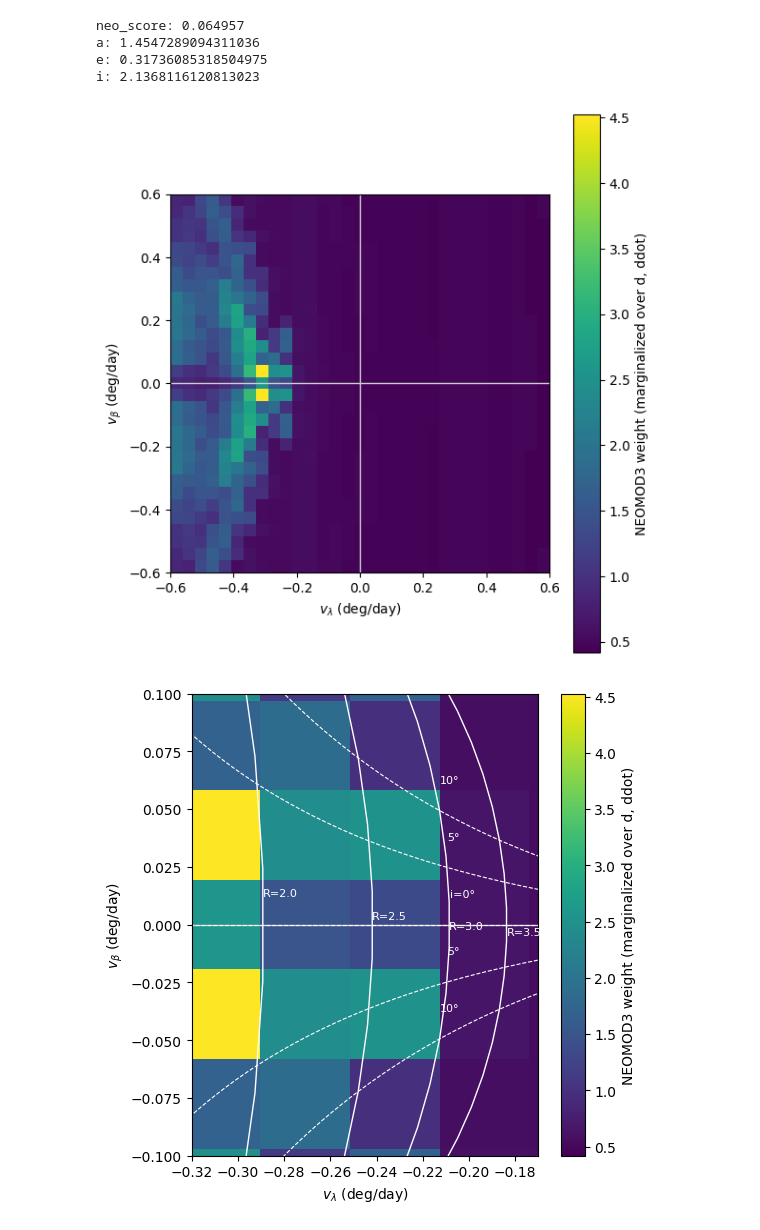
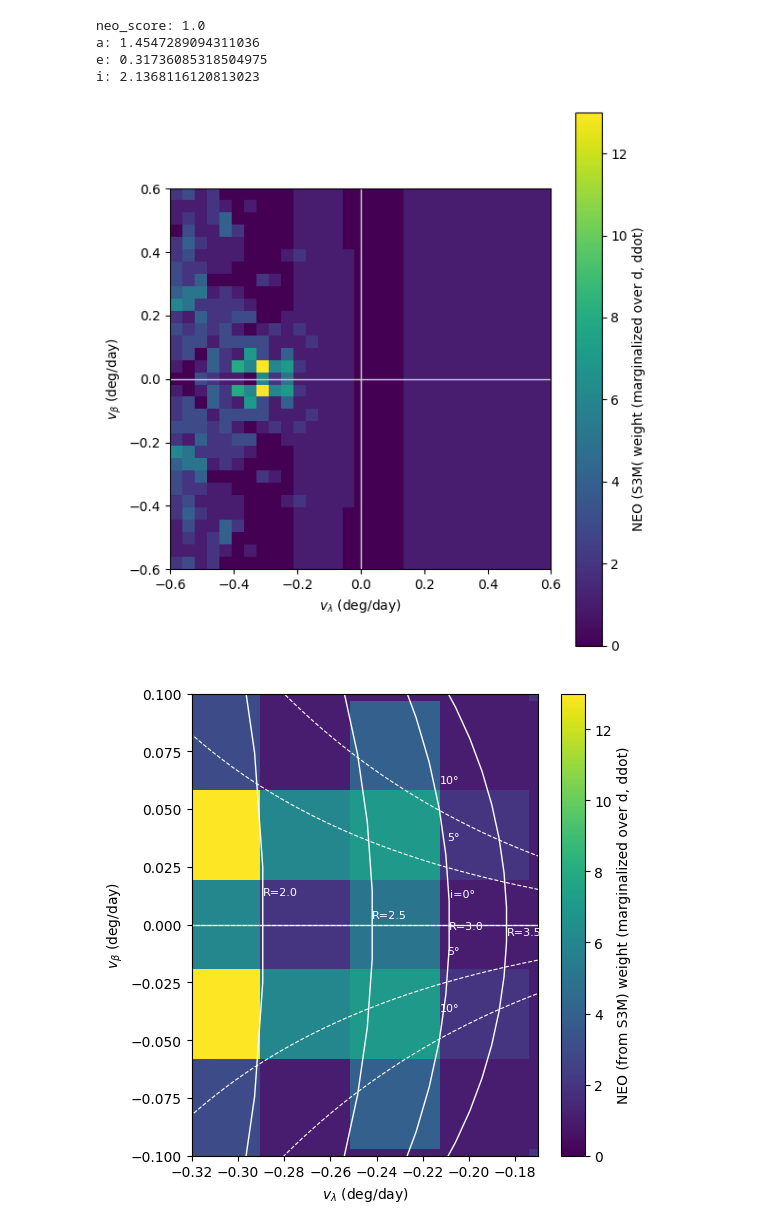
Before and after one commit to devanshi-s04/neomod, a Jupyter notebook: velpredictionlines.ipynb, the cells around one changed output. Cells and saved outputs as stored; diff of their text form; code cells hidden in the pictures.

Commit message:
an attempt to make vlam/vbet plots of all populations

```diff
--- a/velpredictionlines.ipynb
+++ b/velpredictionlines.ipynb
@@ -32,3 +35,5 @@ from scipy.interpolate import RegularGridInterpolator
 import NEOMOD3 as nm3
 # %%
 df, array4D, H_center, a_center, e_center, i_center = nm3.getNEOMOD3orbits()
+# %%
+neo_s3m = neo3m.define_s3m()
@@ -35,3 +43,5 @@ df, array4D, H_center, a_center, e_center, i_center = nm3.getNEOMOD3orbits()
+# %%
+neo_s3m,array4D, H_center, a_center, e_center, i_center= neo3m.s3m_array(neo_s3m)
 # %%
 obstime_str="2025-09-23T00:00:00"
 #ra_deg, dec_deg, dra_deg_per_day, ddec_deg_per_day = 186.35, -5.0, 46.27, -19.0
@@ -54,7 +64,7 @@ print("a:", a)
 print("e:", e)
 print("i:", i)
 # %% [output]
-neo_score: 0.064957
+neo_score: 1.0
 a: 1.4547289094311036
 e: 0.31736085318504975
 i: 2.1368116120813023
@@ -99,7 +109,7 @@ my_viridis = cm.get_cmap("viridis", 1024).with_extremes(under="white")
 im = plt.imshow(K, origin="lower", extent=extent, cmap=my_viridis, aspect="equal")
 
 
-plt.colorbar(label="NEOMOD3 weight (marginalized over d, ddot)")
+plt.colorbar(label="NEO (S3M( weight (marginalized over d, ddot)")
 
 plt.axhline(0, color="0.8", lw=1)
 plt.axvline(0, color="0.8", lw=1)
@@ -108,7 +118,7 @@ plt.ylabel(r"$v_\beta$ (deg/day)")
 plt.tight_layout()
 plt.show()
 # %% [output]
-[figure, old version]
+[figure, new version]
 # %%
 # setting value for phi = 0, beta = 0
 phi_deg = 0.0 # on the opposition
@@ -170,27 +180,27 @@ for R in R_list:
 # %%
 plt.figure(figsize=(6.0, 6.0))
 im = plt.imshow(K, origin="lower", extent=extent, cmap="viridis", aspect="equal")
-plt.colorbar(label="NEOMOD3 weight (marginalized over d, ddot)")
+plt.colorbar(label="NEO (from S3M) weight (marginalized over d, ddot)")
 plt.axhline(0, color="0.8", lw=1)
 plt.axvline(0, color="0.8", lw=1)
 plt.xlabel(r"$v_\lambda$ (deg/day)")
 plt.ylabel(r"$v_\beta$ (deg/day)")
 plt.xlim(-0.32, -0.17)
 plt.ylim(-0.1, 0.1)
 
 # solid lines for R
 for vlam_arr, vbet_arr, R in R_lines:
     plt.plot(vlam_arr, vbet_arr, color="white", lw=1.0)
     idx = len(vlam_arr) // 2
     plt.text(vlam_arr[idx], vbet_arr[idx] - 0.012,  # a bit below the line
              f"R={R:.1f}", color="white", fontsize=8)
 
 # dashed lines for i
 for vlam_arr, vbet_arr, i_deg in i_lines:
     plt.plot(vlam_arr, vbet_arr, color="white", lw=0.8, ls="--")
     idx = len(vlam_arr) // 2
     plt.text(vlam_arr[idx], vbet_arr[idx] + 0.012,
              f"{abs(i_deg):.0f}°" if i_deg != 0 else "i=0°",
              color="white", fontsize=8)
 # %% [output]
-[figure, old version]
+[figure, new version]
```
Also changed, not shown: parts of 29 cells of this notebook, 8 other files.
